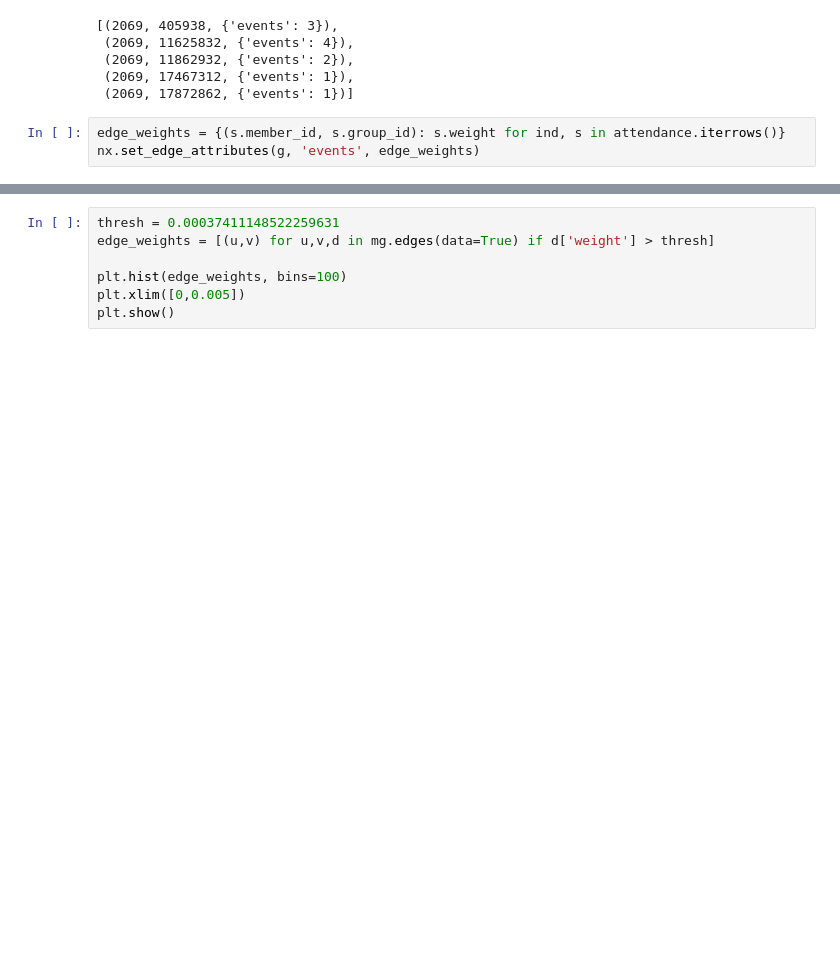
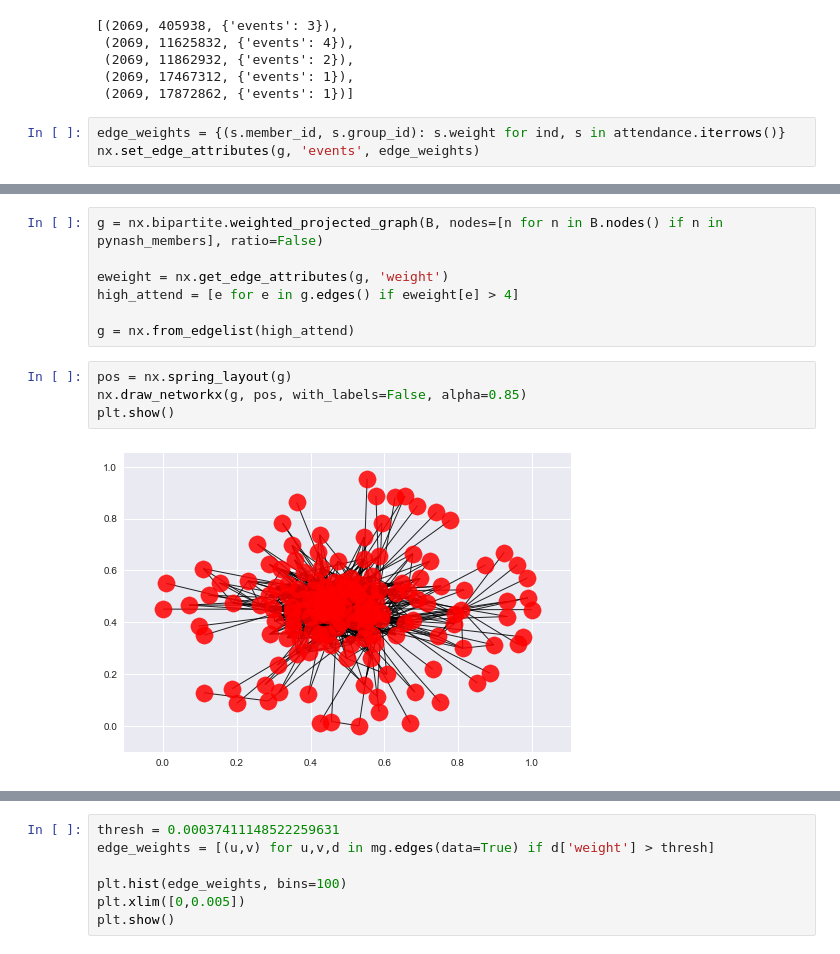
Before and after one commit to stkbailey/nashnetx, a Jupyter notebook: 2_GraphConstruction.ipynb, the cells around one changed output, grey strips where cells are left out. Drawn from its saved outputs; the diff is of its cells as text; blank space fills up the shorter version.

```diff
--- a/2_GraphConstruction.ipynb
+++ b/2_GraphConstruction.ipynb
@@ -98,0 +155,13 @@ plt.show()
+# %%
+g = nx.bipartite.weighted_projected_graph(B, nodes=[n for n in B.nodes() if n in pynash_members], ratio=False)
+
+eweight = nx.get_edge_attributes(g, 'weight')
+high_attend = [e for e in g.edges() if eweight[e] > 4]
+
+g = nx.from_edgelist(high_attend)
+# %%
+pos = nx.spring_layout(g)
+nx.draw_networkx(g, pos, with_labels=False, alpha=0.85)
+plt.show()
+# %% [output]
+[figure, added]
```
Also changed, not shown: parts of 27 cells of this notebook, 3 other files.
